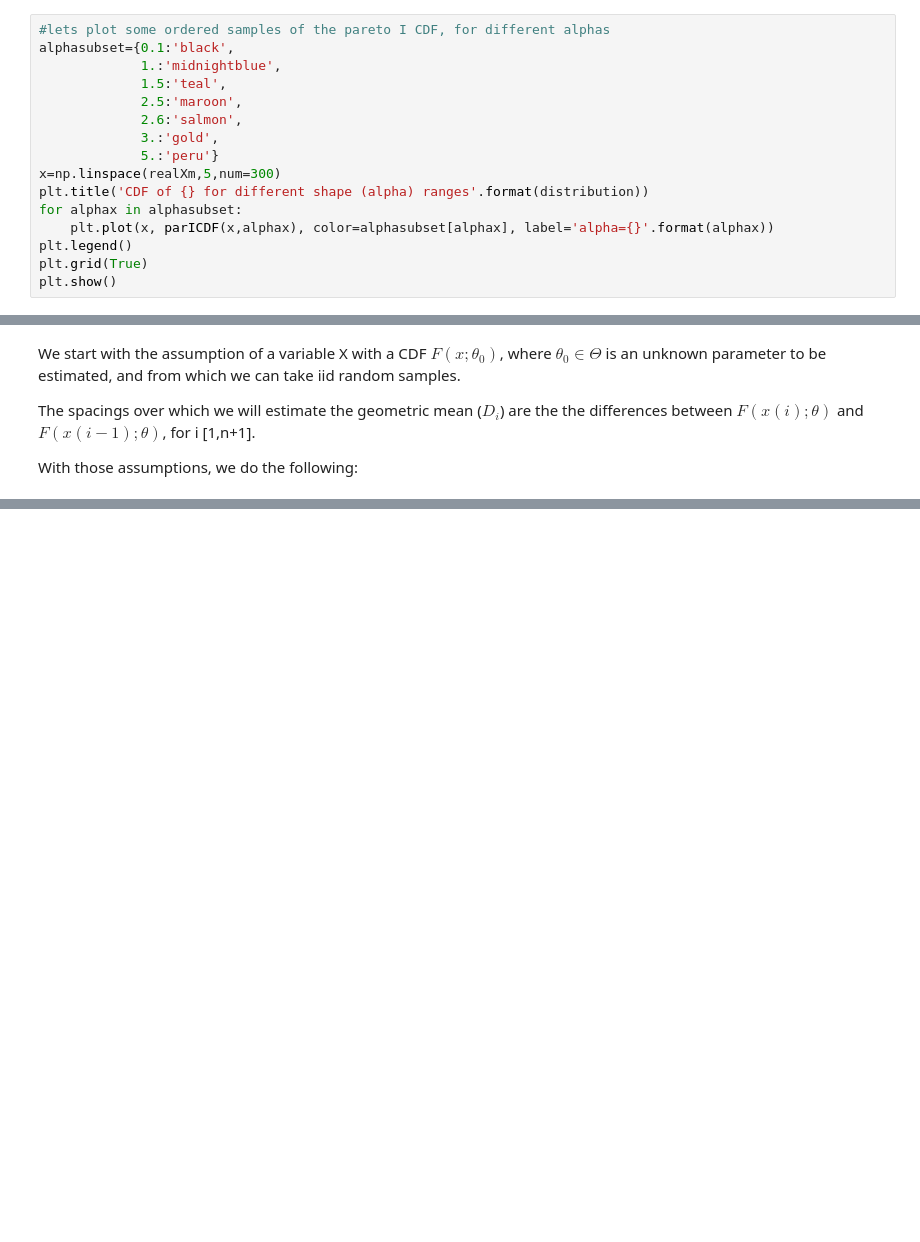
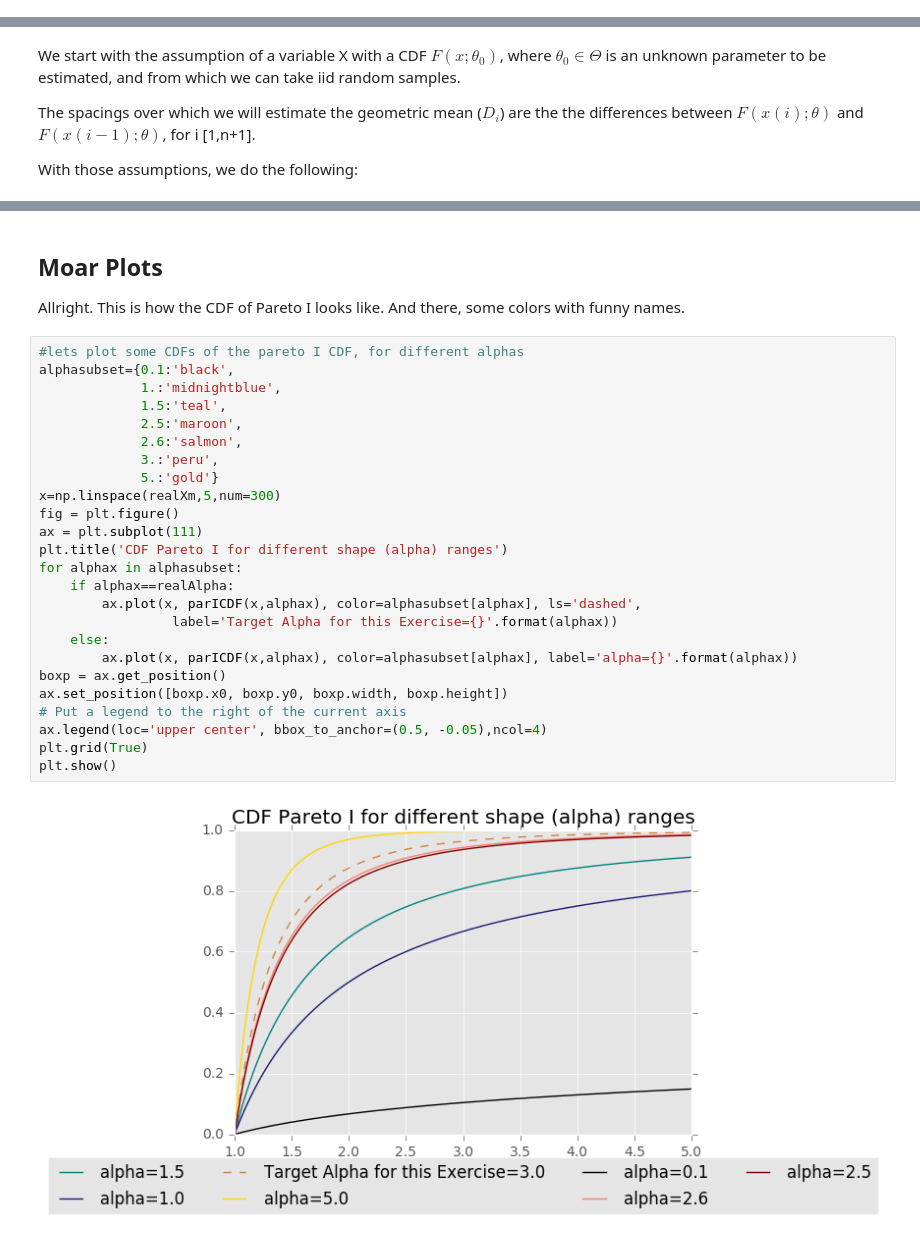
Before and after one commit to lia-statsletters/notebooks, a Jupyter notebook: MSE (Maximum Spacing Estimation).ipynb, the cells around one changed output, grey strips where cells are left out. Saved outputs shown, nothing was run; the diff lists cells and outputs as text; blank space fills up the shorter version.

```diff
--- a/MSE (Maximum Spacing Estimation).ipynb
+++ b/MSE (Maximum Spacing Estimation).ipynb
@@ -39,16 +38,0 @@ def sampleSpacings(x):
-# %%
-#lets plot some ordered samples of the pareto I CDF, for different alphas
-alphasubset={0.1:'black',
-             1.:'midnightblue',
-             1.5:'teal',
-             2.5:'maroon',
-             2.6:'salmon',
-             3.:'gold',
-             5.:'peru'}
-x=np.linspace(realXm,5,num=300)
-plt.title('CDF of {} for different shape (alpha) ranges'.format(distribution))
-for alphax in alphasubset:
-    plt.plot(x, parICDF(x,alphax), color=alphasubset[alphax], label='alpha={}'.format(alphax))
-plt.legend()
-plt.grid(True)
-plt.show()
@@ -101,0 +115,31 @@ plt.show()
+# %% [markdown]
+## Moar Plots
+
+Allright. This is how the CDF of Pareto I looks like. And there, some colors with funny names.
+# %%
+#lets plot some CDFs of the pareto I CDF, for different alphas
+alphasubset={0.1:'black',
+             1.:'midnightblue',
+             1.5:'teal',
+             2.5:'maroon',
+             2.6:'salmon',
+             3.:'peru',
+             5.:'gold'}
+x=np.linspace(realXm,5,num=300)
+fig = plt.figure()
+ax = plt.subplot(111)
+plt.title('CDF Pareto I for different shape (alpha) ranges')
+for alphax in alphasubset:
+    if alphax==realAlpha:
+        ax.plot(x, parICDF(x,alphax), color=alphasubset[alphax], ls='dashed',
+                 label='Target Alpha for this Exercise={}'.format(alphax))
+    else:
+        ax.plot(x, parICDF(x,alphax), color=alphasubset[alphax], label='alpha={}'.format(alphax))
+boxp = ax.get_position()
+ax.set_position([boxp.x0, boxp.y0, boxp.width, boxp.height])
+# Put a legend to the right of the current axis
+ax.legend(loc='upper center', bbox_to_anchor=(0.5, -0.05),ncol=4)
+plt.grid(True)
+plt.show()
+# %% [output]
+[figure, added]
```
Also changed, not shown: parts of 11 cells of this notebook.
